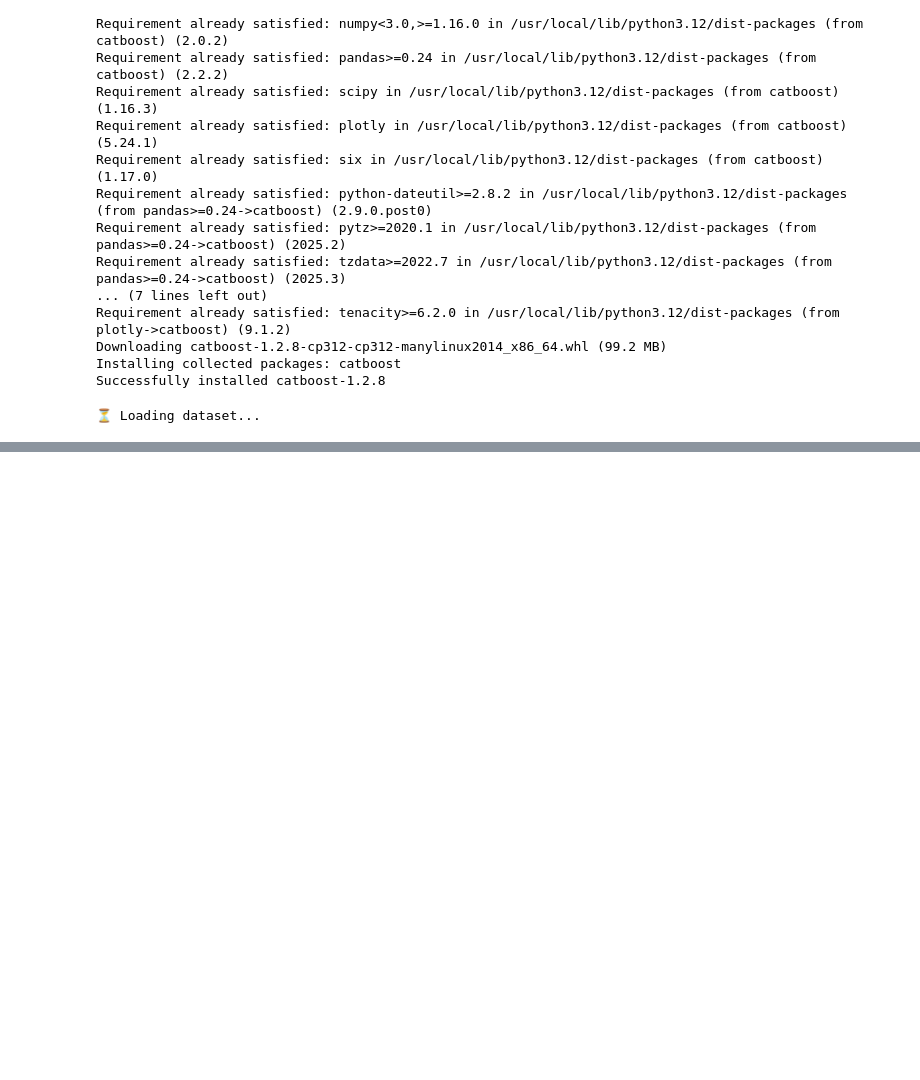
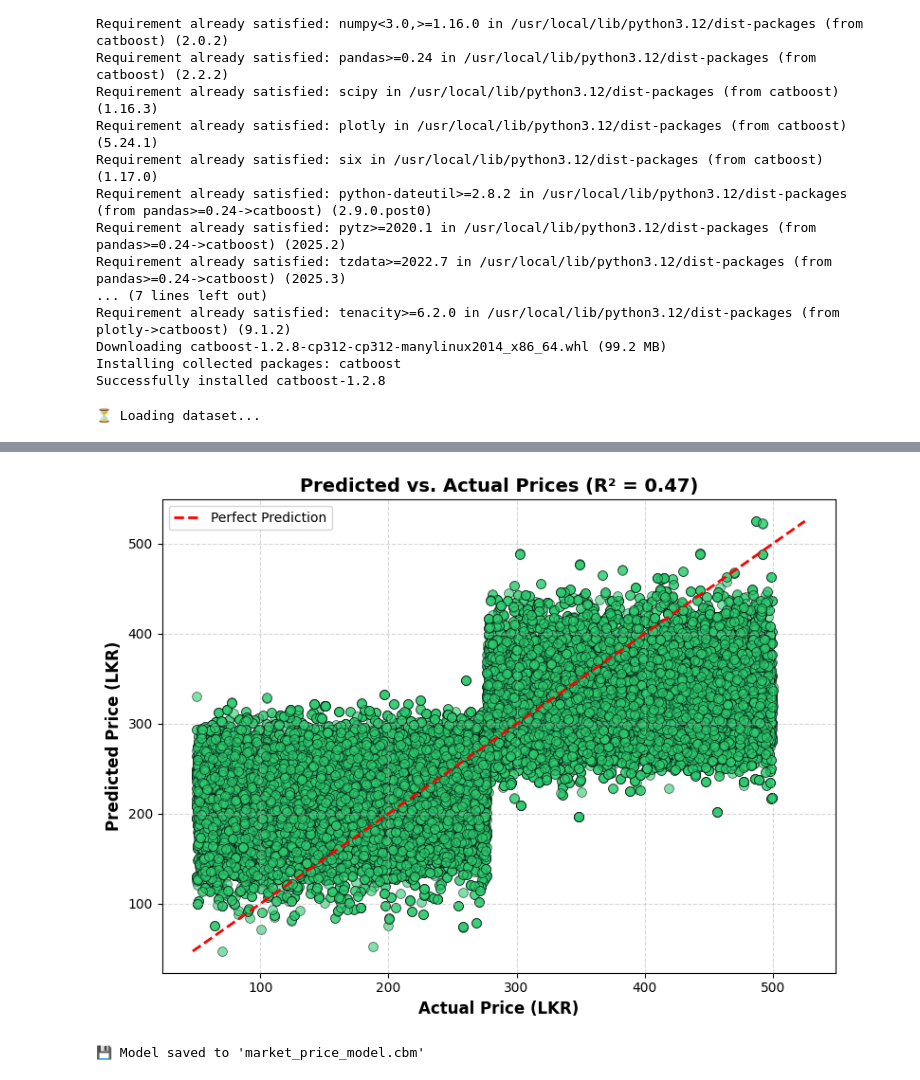
Before and after one commit to ShamithaPeiris/AMLProject, a Jupyter notebook: AI_Market_Price_Predictor_Model.ipynb, the cells around one changed output, grey strips where cells are left out. Saved outputs shown, nothing was run; the diff lists cells and outputs as text; code cells hidden in the pictures; blank space fills up the shorter version.

Commit message:
Training model outputs added.

```diff
--- a/AI_Market_Price_Predictor_Model.ipynb
+++ b/AI_Market_Price_Predictor_Model.ipynb
@@ -25,6 +25,8 @@ from catboost import CatBoostRegressor
 from sklearn.model_selection import train_test_split
 from sklearn.metrics import mean_absolute_error, r2_score
 import joblib
+import matplotlib.pyplot as plt
+import seaborn as sns
 
 # --- CONFIGURATION ---
 FILE_PATH = "Vegetables_fruit_prices.csv"
@@ -35,7 +37,6 @@ def load_and_prep_data(filepath):
     df = pd.read_csv(filepath, encoding='latin1') # Added encoding parameter
 
     # 1. Clean Column Names (Handling special characters)
-    # Find the column containing 'Temp' (handles the (蚓) issue)
     temp_col = [c for c in df.columns if "Temp" in c][0]
 
     df = df.rename(columns={
@@ -53,8 +54,8 @@ def load_and_prep_data(filepath):
     df['Month_Num'] = df['Date'].dt.month
     df['Year'] = df['Date'].dt.year
 
-    # 3. Melt (Combine Fruits and Vegs into one list)
-    # We need a single 'Item' column and a single 'Price' column
+    # 3. Combine Fruits and Vegs into one list
+    # I need a single 'Item' column and a single 'Price' column
     common_cols = ['Date', 'Month_Num', 'Year', 'Region', 'Temperature', 'Rainfall', 'Humidity']
 
     # Process Fruits
@@ -78,11 +79,67 @@ def load_and_prep_data(filepath):
     print(f"✅ Data Prepared: {len(final_df)} rows")
     return final_df
 
+def plot_predicted_vs_actual(y_test, preds):
+
+    # Calculate R-squared for the plot title
+    r2 = r2_score(y_test, preds)
+
+    # Create the figure
+    plt.figure(figsize=(8, 6))
+
+    # 1. Create the Scatter Plot
+    sns.scatterplot(x=y_test, y=preds, alpha=0.6, color="#2ecc71", edgecolor="k", s=50)
+
+    # 2. Add the "Perfect Prediction" Diagonal Line (Reference Line)
+    min_val = min(min(y_test), min(preds))
+    max_val = max(max(y_test), max(preds))
+    plt.plot([min_val, max_val], [min_val, max_val], color='red', linestyle='--', linewidth=2, label='Perfect Prediction')
+
+    # 3. Add Labels and Title
+    plt.xlabel("Actual Price (LKR)", fontsize=12, fontweight='bold')
+    plt.ylabel("Predicted Price (LKR)", fontsize=12, fontweight='bold')
+    plt.title(f"Predicted vs. Actual Prices (R² = {r2:.2f})", fontsize=14, fontweight='bold')
+
+    # 4. Add Grid and Legend
+    plt.grid(True, linestyle='--', alpha=0.5)
+    plt.legend()
+
+    # 5. Show/Save the Plot
+    plt.tight_layout()
+    plt.savefig("predicted_vs_actual_plot.png", dpi=300)
+    plt.show()
+
+def plot_regression_analysis(y_test, preds):
+
+    residuals = y_test - preds
+
+    # --- Plot 1: Residual Plot (Homoscedasticity Check) ---
+    plt.figure(figsize=(8, 6))
+    sns.scatterplot(x=preds, y=residuals, alpha=0.6, color='#e74c3c', edgecolor='k')
+    plt.axhline(y=0, color='black', linestyle='--', linewidth=2)
+    plt.xlabel("Predicted Price (LKR)", fontsize=12)
+    plt.ylabel("Residuals (Error)", fontsize=12)
+    plt.title("Residual Plot: Where is the model making errors?", fontsize=14, fontweight='bold')
+    plt.tight_layout()
+    plt.savefig("residual_plot.png", dpi=300)
+    plt.close()
+
+    # --- Plot 2: Error Histogram (Bias Check) ---
+    plt.figure(figsize=(8, 6))
+    sns.histplot(residuals, kde=True, color='#3498db', bins=30)
+    plt.axvline(x=0, color='k', linestyle='--', linewidth=2)
+    plt.xlabel("Prediction Error (LKR)", fontsize=12)
+    plt.title("Error Distribution (Zero is ideal)", fontsize=14, fontweight='bold')
+    plt.tight_layout()
+    plt.savefig("error_histogram.png", dpi=300)
+    plt.close()
+
+    print("✅ Saved 'residual_plot.png' and 'error_histogram.png'")
+
 def train_model():
     df = load_and_prep_data(FILE_PATH)
 
-    # --- FEATURES & TARGET ---
-    # CatBoost handles categorical features (Item, Region) automatically!
+    # CatBoost handles categorical features (Item, Region) automatically.
     features = ['Region', 'Item', 'Category', 'Month_Num', 'Temperature', 'Rainfall', 'Humidity']
     target = 'Price'
 
@@ -93,7 +150,7 @@ def train_model():
     cat_features_indices = [X.columns.get_loc(c) for c in ['Region', 'Item', 'Category']]
 
     # Split
-    print("🚀 Training Model (CatBoost)...")
+    print("Training Model...")
     X_train, X_test, y_train, y_test = train_test_split(X, y, test_size=0.2, random_state=42)
 
     # Initialize CatBoost Regressor
@@ -113,9 +170,13 @@ def train_model():
     r2 = r2_score(y_test, preds)
     mae = mean_absolute_error(y_test, preds)
 
-    print(f"\n🏆 Model Performance:")
+    print(f"\n Model Performance:")
     print(f"   R² Score: {r2:.4f}")
     print(f"   MAE: Rs {mae:.2f}")
+
+    plot_regression_analysis(y_test, preds)
+
+    plot_predicted_vs_actual(y_test, preds)
 
     # Save
     model.save_model(MODEL_FILE)
@@ -145,0 +207,2 @@ if __name__ == "__main__":
+[figure, added]
+💾 Model saved to 'market_price_model.cbm'
```
Also changed, not shown: parts of 1 cell of this notebook, 3 other files.
